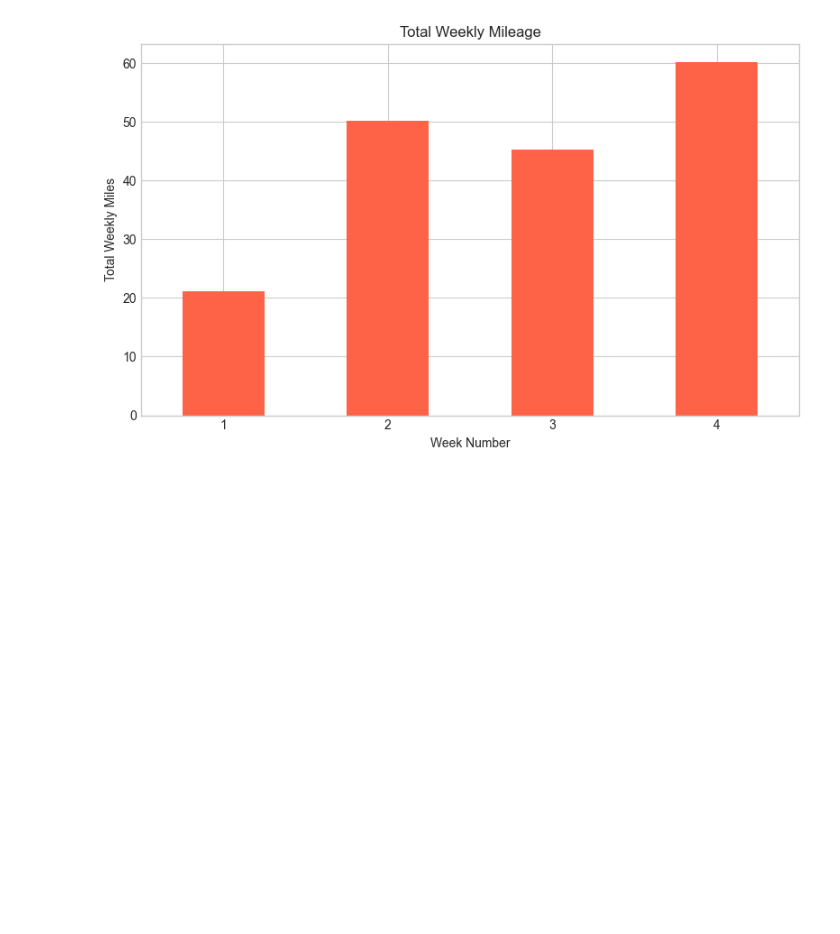
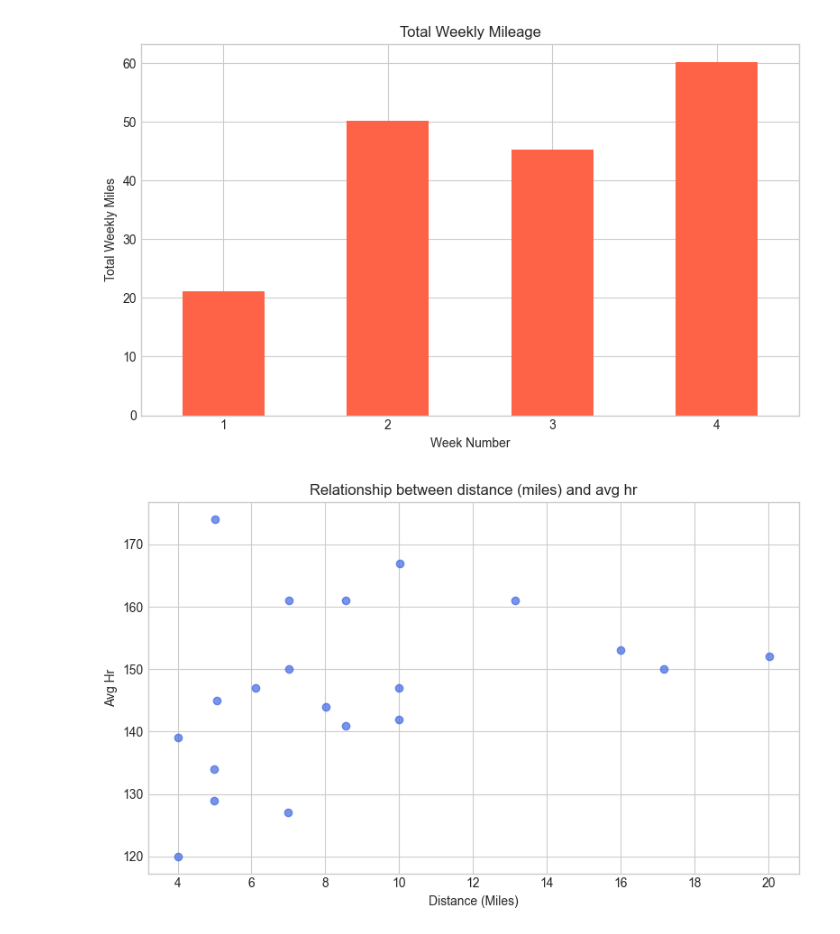
Before and after one commit to JakeBowen2005/Working_With_Garmin_Data, a Jupyter notebook: visual_intro.ipynb, the cells around one changed output. Cells and saved outputs as stored; diff of their text form; code cells hidden in the pictures; blank space fills up the shorter version.

Commit message:
Added scatterplot between distance and hr

```diff
--- a/visual_intro.ipynb
+++ b/visual_intro.ipynb
@@ -112,3 +112,14 @@ plt.xticks(rotation=0)
 plt.tight_layout()
 # %% [output]
 [figure]
+# %%
+#ScatterPlot of avg hr and distance
+
+plt.figure(figsize=(8,5))
+plt.scatter(data["Distance"], data["Avg HR"], alpha=0.7, color="royalblue")
+plt.title("Relationship between distance (miles) and avg hr")
+plt.xlabel("Distance (Miles)")
+plt.ylabel("Avg Hr")
+plt.tight_layout()
+# %% [output]
+[figure, added]
```
